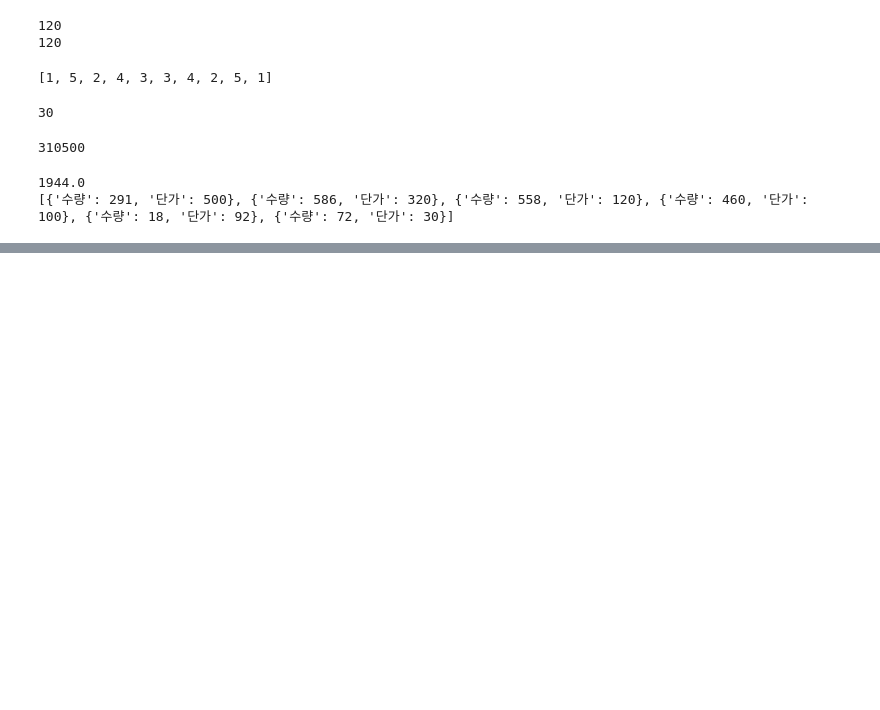
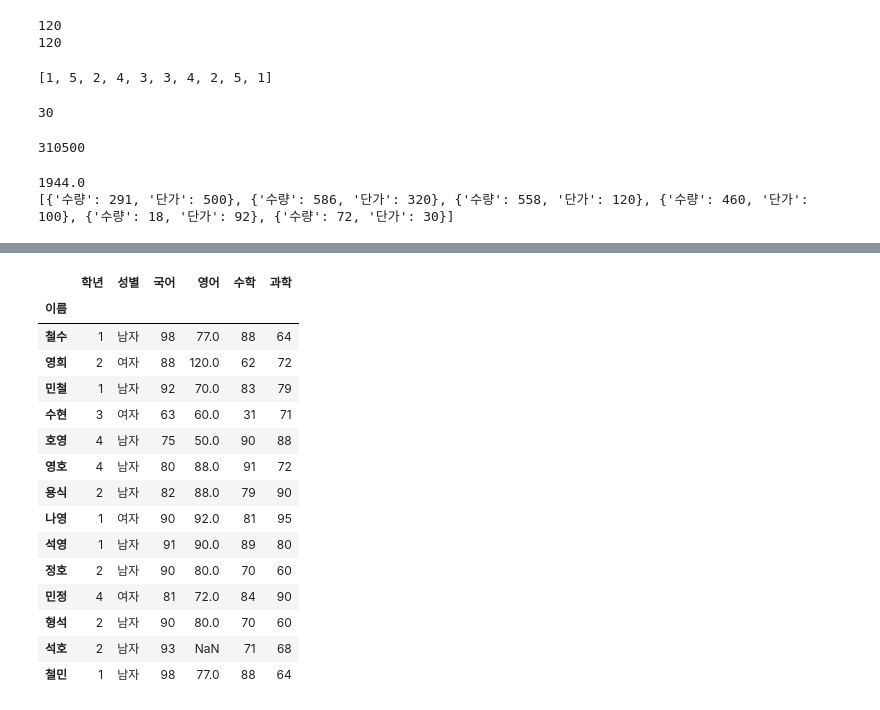
Before and after one commit to jihun5/it_jupyter, a Jupyter notebook: 그냥.ipynb, the cells around one changed output, grey strips where cells are left out. Cells and saved outputs as stored; diff of their text form; code cells hidden in the pictures; blank space fills up the shorter version.

```diff
--- a/그냥.ipynb
+++ b/그냥.ipynb
@@ -170,0 +381,3 @@ print(item)
+# %%
+df.loc['정호'] = [2, '남자', 90,80,70,60]
+df
@@ -170,0 +397,3 @@ print(item)
+# %%
+df.loc['민정'] = {'성별': '여자', '학년': 4, '국어': 81, '영어': 72, '수학': 84, '과학': 90}
+df
@@ -170,0 +414,4 @@ print(item)
+# %%
+s = Series([2, '남자', 90,80,70,60], index=['학년', '성별', '국어', '영어', '수학', '과학'])
+df.loc['형석'] = s
+df
@@ -170,0 +433,4 @@ print(item)
+# %%
+s = Series([2, '남자', 93, 71, 68], index=['학년', '성별', '국어', '수학', '과학'])
+df.loc['석호'] = s
+df
@@ -170,0 +453,20 @@ print(item)
+# %%
+df.loc['철민'] = df.loc['철수']
+df
+# %% [output]
+|  | 학년 | 성별 | 국어 | 영어 | 수학 | 과학 |
+| 이름 |  |  |  |  |  |  |
+| 철수 | 1 | 남자 | 98 | 77.0 | 88 | 64 |
+| 영희 | 2 | 여자 | 88 | 120.0 | 62 | 72 |
+| 민철 | 1 | 남자 | 92 | 70.0 | 83 | 79 |
+| 수현 | 3 | 여자 | 63 | 60.0 | 31 | 71 |
+| 호영 | 4 | 남자 | 75 | 50.0 | 90 | 88 |
+| 영호 | 4 | 남자 | 80 | 88.0 | 91 | 72 |
+| 용식 | 2 | 남자 | 82 | 88.0 | 79 | 90 |
+| 나영 | 1 | 여자 | 90 | 92.0 | 81 | 95 |
+| 석영 | 1 | 남자 | 91 | 90.0 | 89 | 80 |
+| 정호 | 2 | 남자 | 90 | 80.0 | 70 | 60 |
+| 민정 | 4 | 여자 | 81 | 72.0 | 84 | 90 |
+| 형석 | 2 | 남자 | 90 | 80.0 | 70 | 60 |
+| 석호 | 2 | 남자 | 93 | NaN | 71 | 68 |
+| 철민 | 1 | 남자 | 98 | 77.0 | 88 | 64 |
```
Also changed, not shown: parts of 39 cells of this notebook, 3 other files.
